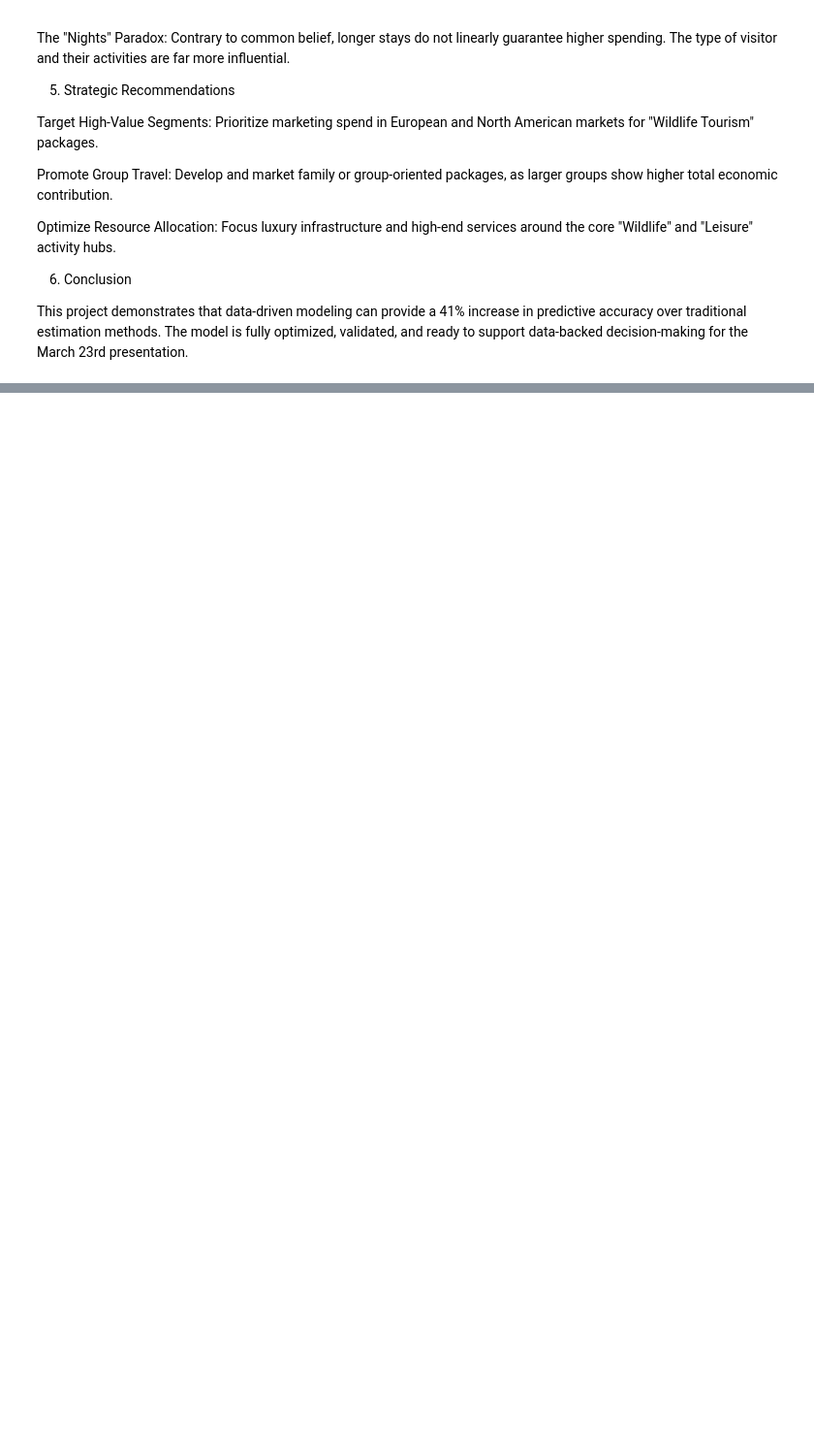
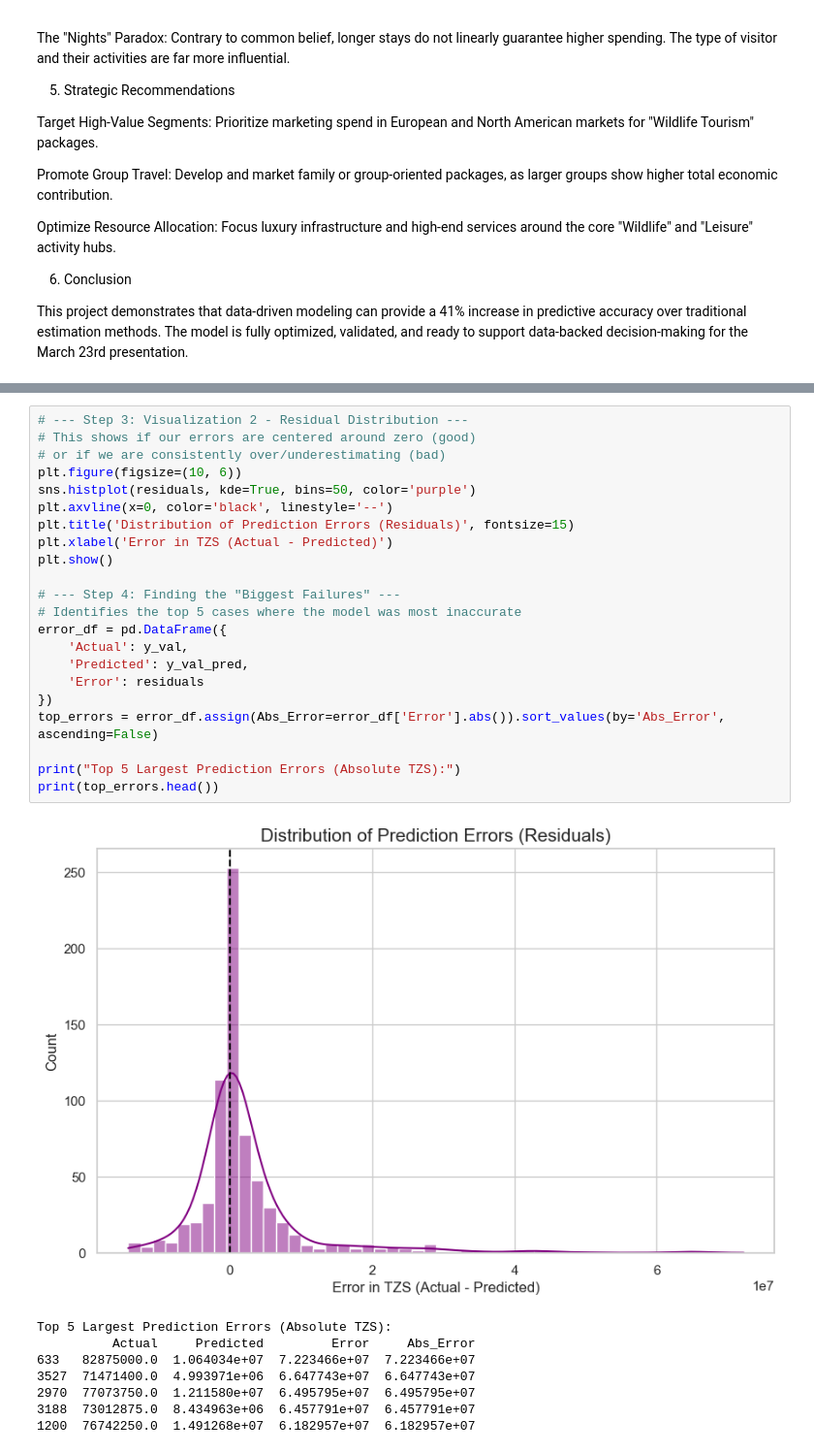
Before and after one commit to lange-chris/machine_learning_project, a Jupyter notebook: Tanzania_Tourism_Prediction_ridge_regression.ipynb, the cells around one changed output, grey strips where cells are left out. Shown at 97% size. Cells and saved outputs as stored; diff of their text form; blank space fills up the shorter version.

```diff
--- a/Tanzania_Tourism_Prediction_chris.ipynb
+++ b/Tanzania_Tourism_Prediction_ridge_regression.ipynb
@@ -1206,0 +1244,31 @@ This project demonstrates that data-driven modeling can provide a 41% increase i
+# %%
+# --- Step 3: Visualization 2 - Residual Distribution ---
+# This shows if our errors are centered around zero (good)
+# or if we are consistently over/underestimating (bad)
+plt.figure(figsize=(10, 6))
+sns.histplot(residuals, kde=True, bins=50, color='purple')
+plt.axvline(x=0, color='black', linestyle='--')
+plt.title('Distribution of Prediction Errors (Residuals)', fontsize=15)
+plt.xlabel('Error in TZS (Actual - Predicted)')
+plt.show()
+
+# --- Step 4: Finding the "Biggest Failures" ---
+# Identifies the top 5 cases where the model was most inaccurate
+error_df = pd.DataFrame({
+    'Actual': y_val,
+    'Predicted': y_val_pred,
+    'Error': residuals
+})
+top_errors = error_df.assign(Abs_Error=error_df['Error'].abs()).sort_values(by='Abs_Error', ascending=False)
+
+print("Top 5 Largest Prediction Errors (Absolute TZS):")
+print(top_errors.head())
+# %% [output]
+[figure, added]
+Top 5 Largest Prediction Errors (Absolute TZS):
+          Actual     Predicted         Error     Abs_Error
+633   82875000.0  1.064034e+07  7.223466e+07  7.223466e+07
+3527  71471400.0  4.993971e+06  6.647743e+07  6.647743e+07
+2970  77073750.0  1.211580e+07  6.495795e+07  6.495795e+07
+3188  73012875.0  8.434963e+06  6.457791e+07  6.457791e+07
+1200  76742250.0  1.491268e+07  6.182957e+07  6.182957e+07
```
Also changed, not shown: parts of 13 cells of this notebook, 2 other files.
